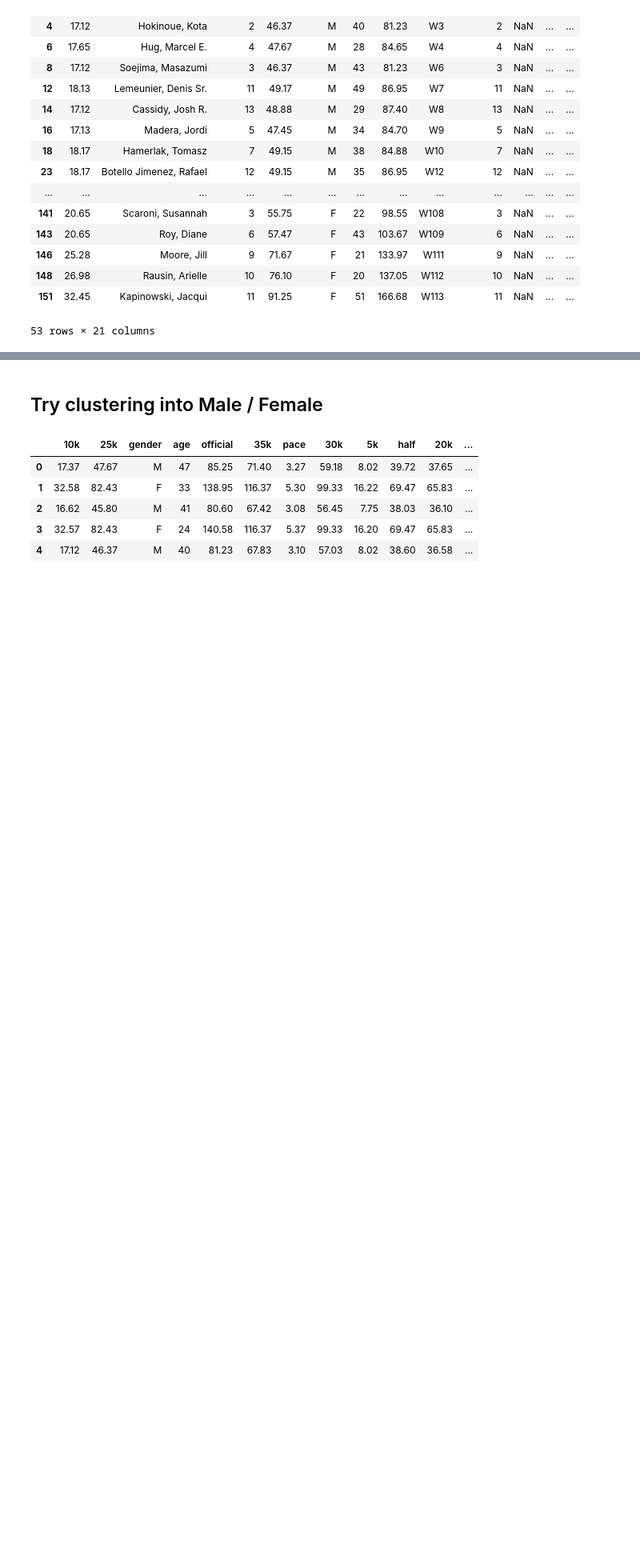
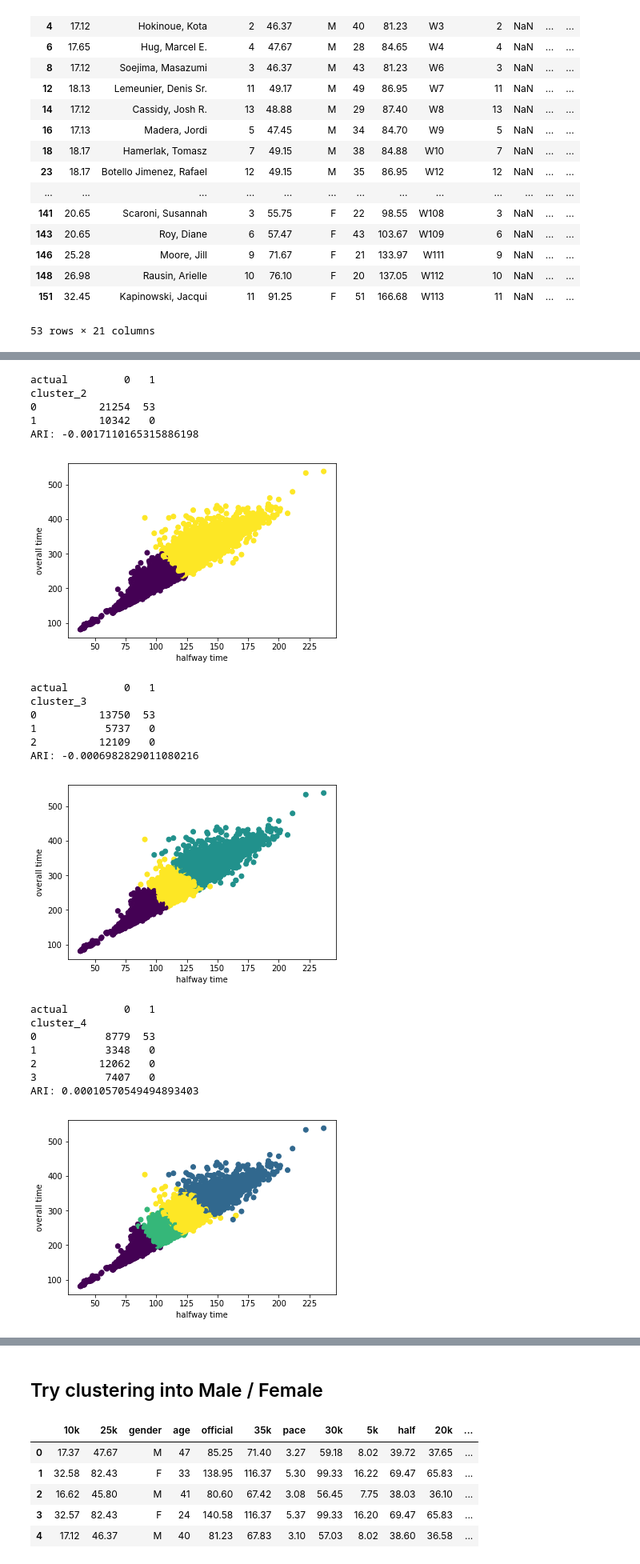
Before and after one commit to SmellsLikeCake/clustering-experiments, a Jupyter notebook: Boston-Marathon-Clustering.ipynb, the cells around one changed output, grey strips where cells are left out. Shown at 80% size. Drawn from its saved outputs; the diff is of its cells as text; code cells hidden in the pictures; blank space fills up the shorter version.

```diff
--- a/Boston-Marathon-Clustering.ipynb
+++ b/Boston-Marathon-Clustering.ipynb
@@ -232,0 +261,32 @@ ARI: -0.00014765768403562758
+# %%
+## Replot plotting halfway time versus overall time
+
+for clust in range(2, 15):
+    print(pd.crosstab(results['cluster_{}'.format(clust)], results['actual']))
+    print('ARI:', adjusted_rand_score(results['cluster_{}'.format(clust)], results['actual']), '\n')
+    plt.scatter(bm2014_times['half'], bm2014_times['official'], c=results['cluster_{}'.format(clust)])
+    plt.xlabel('halfway time')
+    plt.ylabel('overall time')
+    plt.show()
+# %% [output]
+actual         0   1
+cluster_2
+0          21254  53
+1          10342   0
+ARI: -0.0017110165315886198
+[figure, added]
+actual         0   1
+cluster_3
+0          13750  53
+1           5737   0
+2          12109   0
+ARI: -0.0006982829011080216
+[figure, added]
+actual         0   1
+cluster_4
+0           8779  53
+1           3348   0
+2          12062   0
+3           7407   0
+ARI: 0.00010570549494893403
+[figure, added]
```
Also changed, not shown: parts of 43 cells of this notebook.
